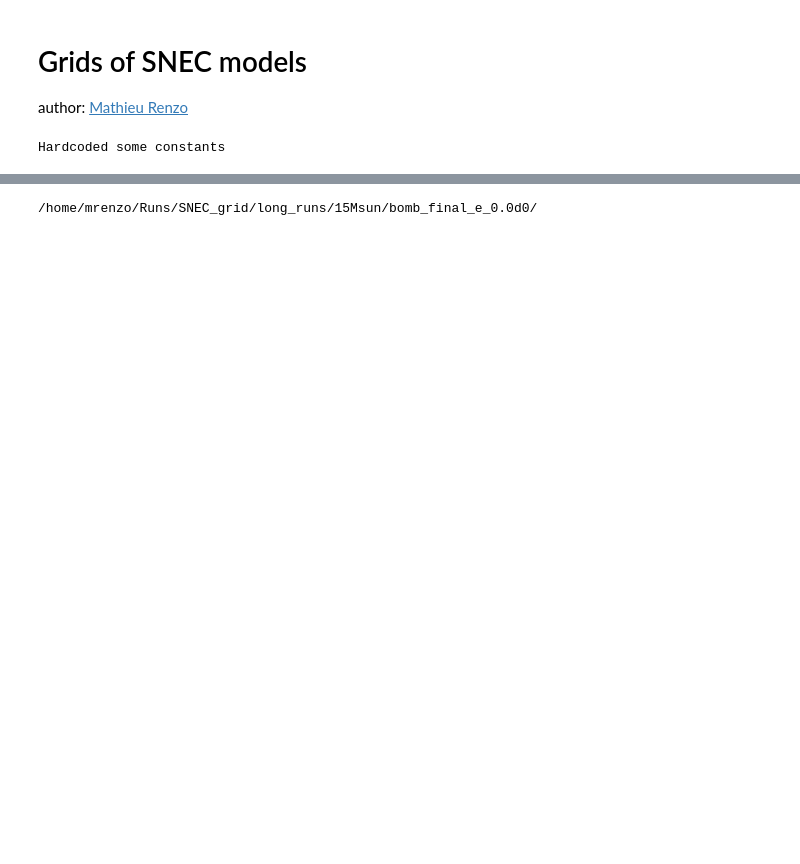
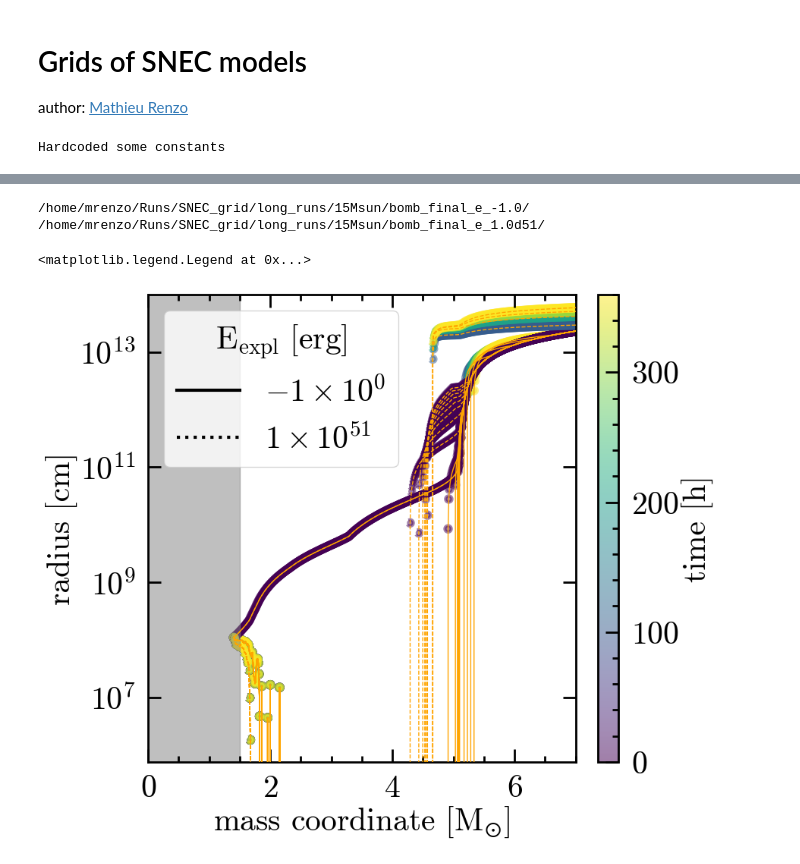
Before and after one commit to mathren/SNEC, a Jupyter notebook: scripts/SNEC_grids.ipynb, the cells around one changed output, grey strips where cells are left out. Cells and saved outputs as stored; diff of their text form; code cells hidden in the pictures; blank space fills up the shorter version.

```diff
--- a/scripts/SNEC_grids.ipynb
+++ b/scripts/SNEC_grids.ipynb
@@ -46,60 +46,51 @@ ax = fig.add_subplot(gs[:, :100])
 cax = fig.add_subplot(gs[:, 105:])
 
 bomb_spread = 0.1 *u.Msun #  see parameters file
-# colors = plt.cm.viridis(np.linspace(0,1,len(models)))
-linestyles = ["-", ":"]
-   #  (0, (1, 10)),
-   #  # (0, (1, 5)),
-   #  (0, (1, 1)),
-
-   #  # (5, (10, 3)),
-   #  (0, (5, 10)),
-   #  # (0, (5, 5)),
-   #  (0, (5, 1)),
-
-   #  # (0, (3, 10, 1, 10)),
-   #  (0, (3, 5, 1, 5)),
-   # ]
+linestyles = ["-", "--", ":"]
+minr=1e99*u.cm
 
 for j, m in enumerate([models[0], models[-1]]):
     print(m)
-    if True: #try:
+    try:
         outfile = m+'Data/mass.xg'
         times = get_times(outfile)
         # times = [times[0], times[int(len(times)/2.)], times[-1]]
-        for i, t in enumerate(times):
-            print(t)
+        for i, t in enumerate(times[::10]):
             m, r, p = plot_mass_radius(t, outfile, ax=ax, scatter=True,
                                        alpha=0.5, # s=10*(1+i),
                                        # color=colors[j],
                                        ls = linestyles[j],
                                        # label = f"{t.to(u.h).value:.1f}",
                                        lw=3,
                                        vmin = 0,
                                        vmax = tmax.to(u.h).value
                                        )
             xmin = min(m).to(u.Msun).value
             # print(linestyles[j])
             if t >= tmax: break
-    # except:
-    #     print("FAILED")
-    #     pass
+            if min(r)<minr: minr = min(r)
+    except:
+        print("FAILED")
+        pass
 plt.colorbar(p, cax=cax, norm=norm)
 # ax.legend(frameon=True, ncol=2, columnspacing=0.5, handlelength=0.05, title="time [h]")
 ax.axvspan(xmin=0, xmax=xmin+bomb_spread.to(u.Msun).value, alpha=0.5, color="#808080")
 ax.set_xlim(0, 7.0)
-# ax.set_yscale('log')
-# ax.set_yscale('symlog',linthresh=1e12, linscale=0.66)
+ax.set_yscale('log')
+# ax.set_yscale('symlog',linthresh=1.5e11, linscale=0.66)
 # ax.set_ylim(1e8, 1e13)
-ax.set_ylim(1, 1.0e14)
+ax.set_ylim(minr.to(u.cm).value, 1.0e14)
 cax.set_ylabel(r"time [h]")
 ax.set_xlabel(r"mass coordinate [$M_{\odot}$]")
 ax.set_ylabel(r"radius [cm]") #(r"$\log_{10}(r/\mathrm{cm})$")
 ax.plot(np.nan, np.nan, c='k', ls='-', label=f"{sci_to_latex(get_energy_from_folder(models[0]))}")
 ax.plot(np.nan, np.nan, c='k', ls=':', label=f"{sci_to_latex(get_energy_from_folder(models[-1]))}")
 ax.legend(title=r"$E_{\rm expl} \ [\mathrm{erg}]$", frameon=True)
 # %% [output]
-/home/mrenzo/Runs/SNEC_grid/long_runs/15Msun/bomb_final_e_0.0d0/
+/home/mrenzo/Runs/SNEC_grid/long_runs/15Msun/bomb_final_e_-1.0/
+/home/mrenzo/Runs/SNEC_grid/long_runs/15Msun/bomb_final_e_1.0d51/
+<matplotlib.legend.Legend at 0x...>
+[figure, added]
 # %%
 fig = plt.figure()
 gs = gridspec.GridSpec(100, 110)
```
Also changed, not shown: parts of 7 cells of this notebook, 3 other files.
